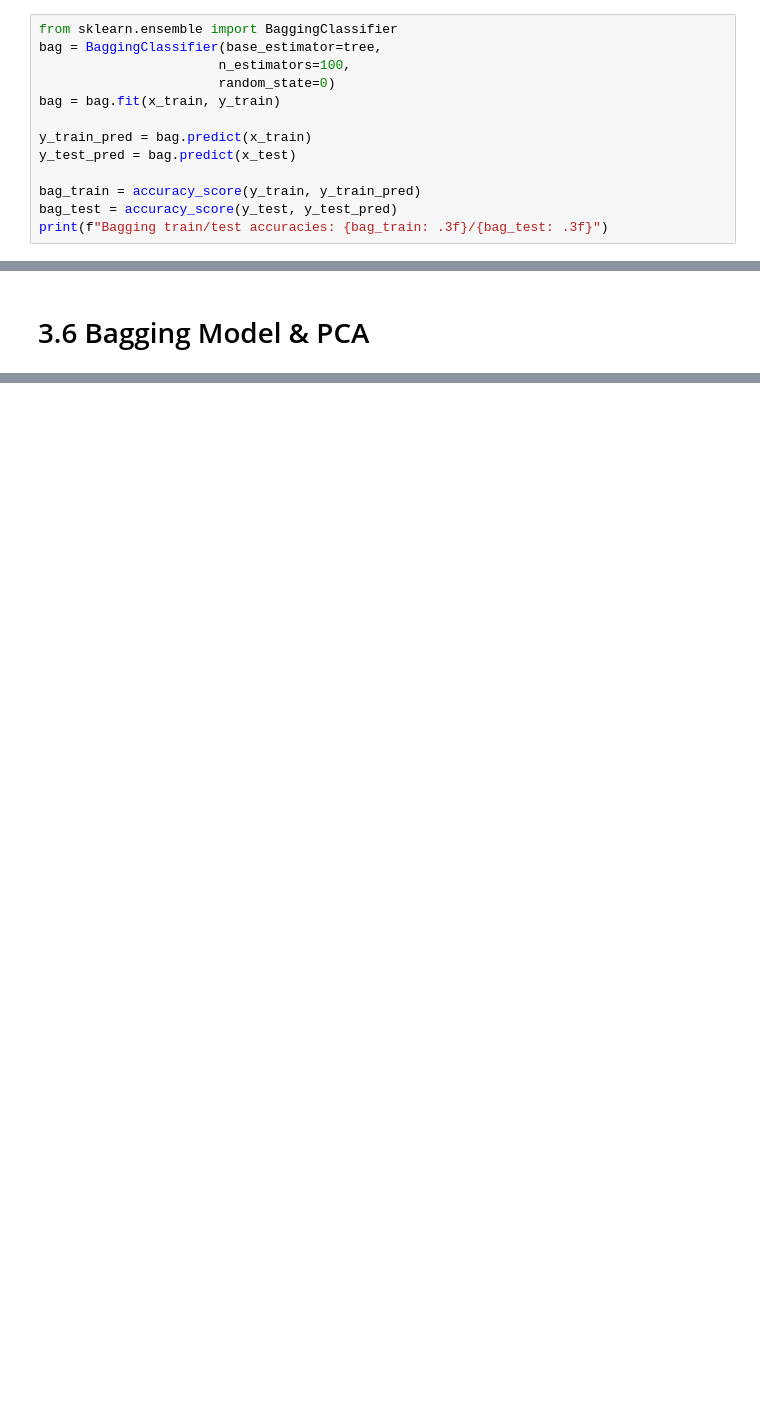
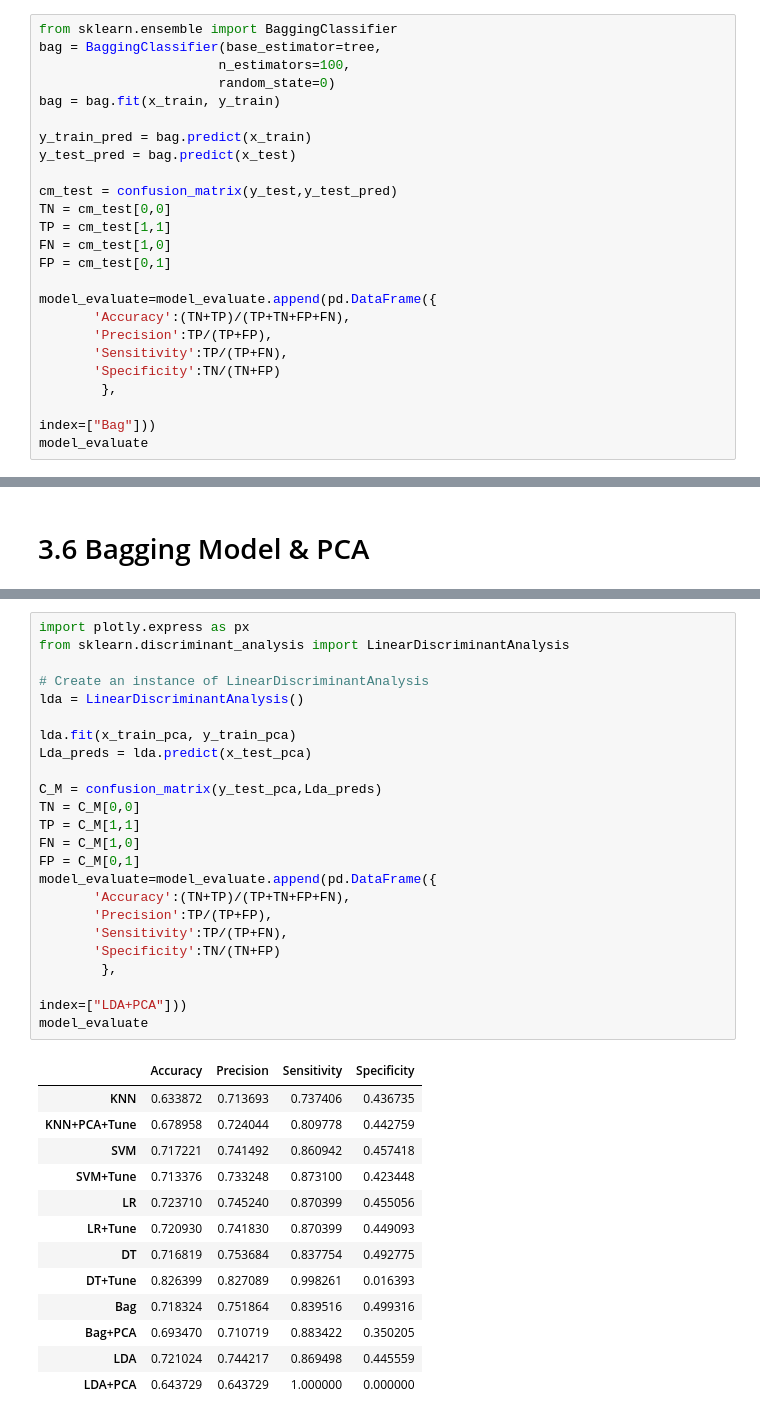
Before and after one commit to mohammadRahimi1993/BigData, a Jupyter notebook: Loan.ipynb, the cells around one changed output, grey strips where cells are left out. Drawn from its saved outputs; the diff is of its cells as text; blank space fills up the shorter version.

```diff
--- a/Loan.ipynb
+++ b/Loan.ipynb
@@ -807,7 +750,19 @@ bag = bag.fit(x_train, y_train)
 y_train_pred = bag.predict(x_train)
 y_test_pred = bag.predict(x_test)
 
-bag_train = accuracy_score(y_train, y_train_pred)
-bag_test = accuracy_score(y_test, y_test_pred)
-print(f"Bagging train/test accuracies: {bag_train: .3f}/{bag_test: .3f}")
+cm_test = confusion_matrix(y_test,y_test_pred)
+TN = cm_test[0,0]
+TP = cm_test[1,1]
+FN = cm_test[1,0]
+FP = cm_test[0,1]
+
+model_evaluate=model_evaluate.append(pd.DataFrame({
+       'Accuracy':(TN+TP)/(TP+TN+FP+FN),
+       'Precision':TP/(TP+FP),
+       'Sensitivity':TP/(TP+FN),
+       'Specificity':TN/(TN+FP)
+        },
+
+index=["Bag"]))
+model_evaluate
 # %% [output]
@@ -830,0 +861,38 @@ Bagging train/test accuracies:  0.457/ 0.450
+# %%
+import plotly.express as px
+from sklearn.discriminant_analysis import LinearDiscriminantAnalysis
+
+# Create an instance of LinearDiscriminantAnalysis
+lda = LinearDiscriminantAnalysis()
+
+lda.fit(x_train_pca, y_train_pca)
+Lda_preds = lda.predict(x_test_pca)
+
+C_M = confusion_matrix(y_test_pca,Lda_preds)
+TN = C_M[0,0]
+TP = C_M[1,1]
+FN = C_M[1,0]
+FP = C_M[0,1]
+model_evaluate=model_evaluate.append(pd.DataFrame({
+       'Accuracy':(TN+TP)/(TP+TN+FP+FN),
+       'Precision':TP/(TP+FP),
+       'Sensitivity':TP/(TP+FN),
+       'Specificity':TN/(TN+FP)
+        },
+
+index=["LDA+PCA"]))
+model_evaluate
+# %% [output]
+|  | Accuracy | Precision | Sensitivity | Specificity |
+| KNN | 0.633872 | 0.713693 | 0.737406 | 0.436735 |
+| KNN+PCA+Tune | 0.678958 | 0.724044 | 0.809778 | 0.442759 |
+| SVM | 0.717221 | 0.741492 | 0.860942 | 0.457418 |
+| SVM+Tune | 0.713376 | 0.733248 | 0.873100 | 0.423448 |
+| LR | 0.723710 | 0.745240 | 0.870399 | 0.455056 |
+| LR+Tune | 0.720930 | 0.741830 | 0.870399 | 0.449093 |
+| DT | 0.716819 | 0.753684 | 0.837754 | 0.492775 |
+| DT+Tune | 0.826399 | 0.827089 | 0.998261 | 0.016393 |
+| Bag | 0.718324 | 0.751864 | 0.839516 | 0.499316 |
+| Bag+PCA | 0.693470 | 0.710719 | 0.883422 | 0.350205 |
+| LDA | 0.721024 | 0.744217 | 0.869498 | 0.445559 |
+| LDA+PCA | 0.643729 | 0.643729 | 1.000000 | 0.000000 |
```
Also changed, not shown: parts of 18 cells of this notebook.
